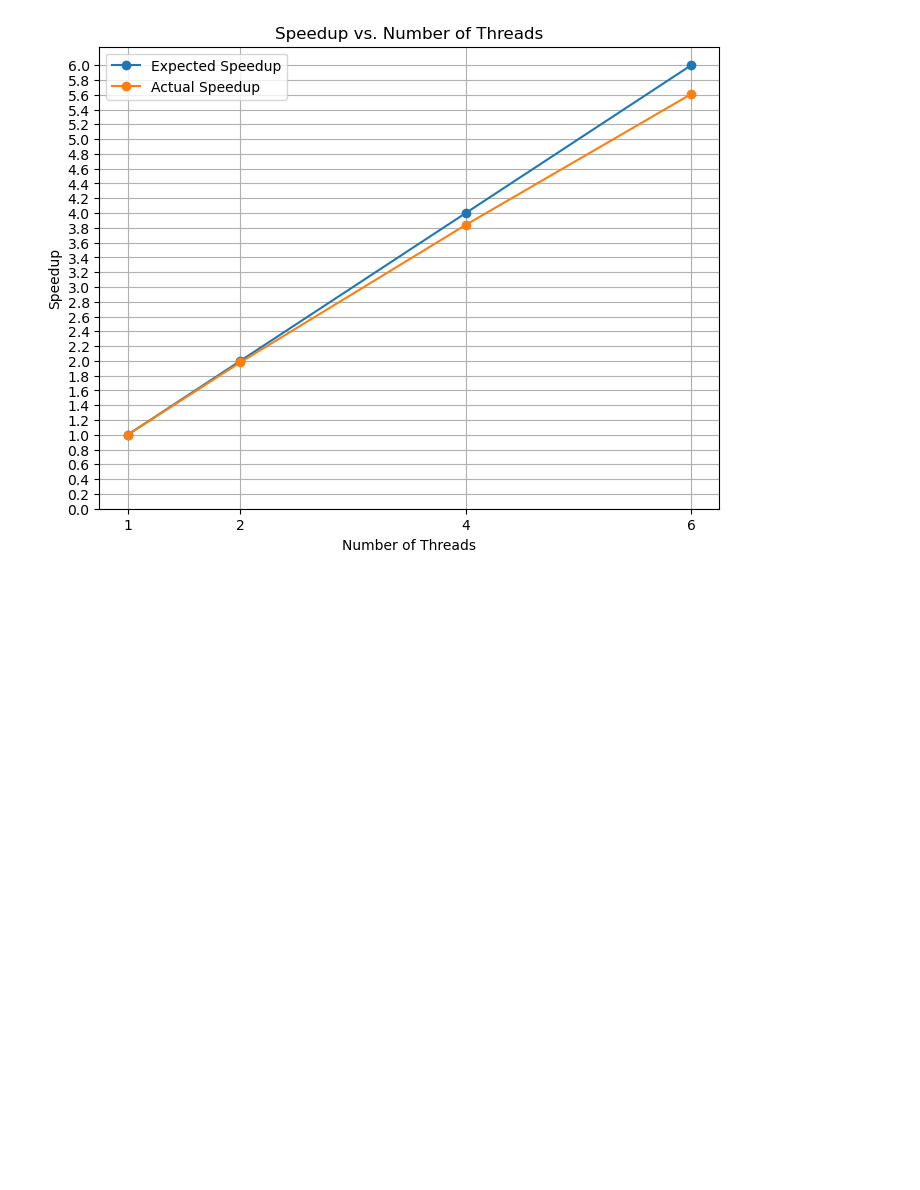
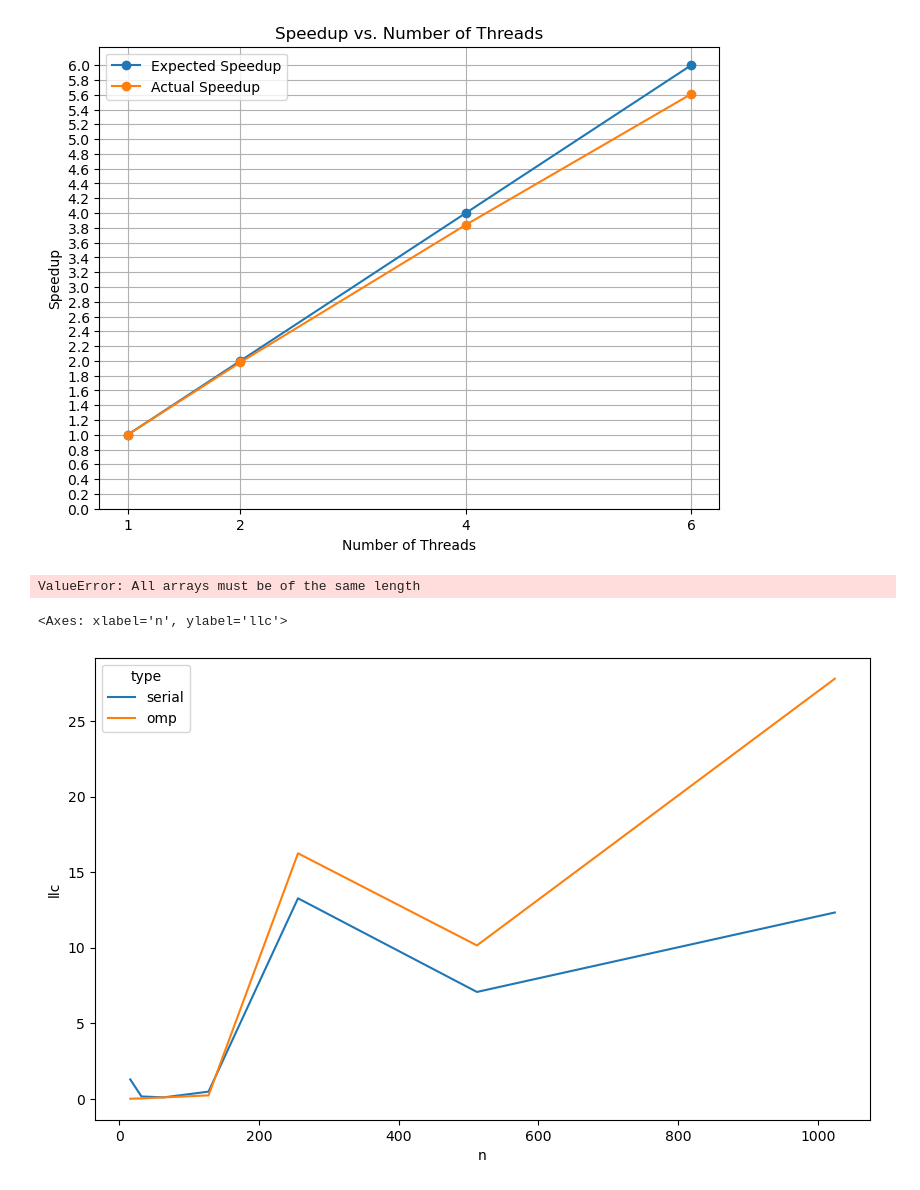
Before and after one commit to d-melita/cpd-life3d, a Jupyter notebook: plotting/Game of Life 3D - Benchmarking results.ipynb, the cells around one changed output. Drawn from its saved outputs; the diff is of its cells as text; code cells hidden in the pictures; blank space fills up the shorter version.

Commit message:
add cache-miss data and graphs on jupyter

```diff
--- a/plotting/Game of Life 3D - Benchmarking results.ipynb
+++ b/plotting/Game of Life 3D - Benchmarking results.ipynb
@@ -100,3 +100,28 @@ plt.legend()
 plt.show()
 # %% [output]
 [figure]
+# %%
+cache_miss=f"../benchmarks/cache-miss.csv"
+
+data_cm = {"n": [], "gen_count": [], "type": [], "llc": [], "l1": [], "time": [], "speedup": []}
+
+with open(cache_miss, "r") as fh:
+    for line in fh:
+        n, gen_count, typ, llc, l1, time = list(map(eval, line.split(",")))
+        data_cm["n"].append(n)
+        data_cm["gen_count"].append(gen_count)
+        data_cm["type"].append(typ)
+        data_cm["llc"].append(llc)
+        data_cm["l1"].append(l1)
+        data_cm["time"].append(time)
+
+df_cm = pd.DataFrame(data_cm)
+df_cm
+# %% [output]
+ValueError: All arrays must be of the same length
+# %%
+plt.figure(figsize=(10, 6))
+sns.lineplot(data=df_cm, x="n", y="llc", hue="type")
+# %% [output]
+<Axes: xlabel='n', ylabel='llc'>
+[figure, added]
```
Also changed, not shown: parts of 2 cells of this notebook, 1 other file.
